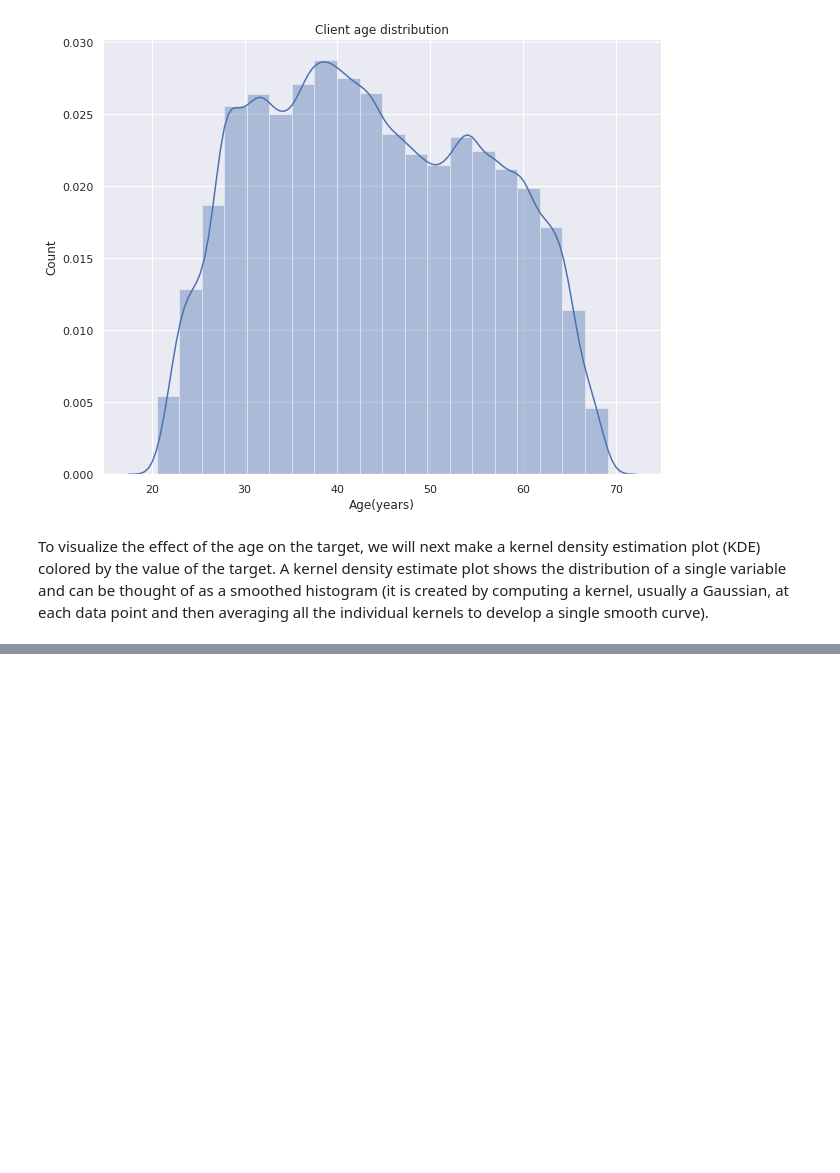
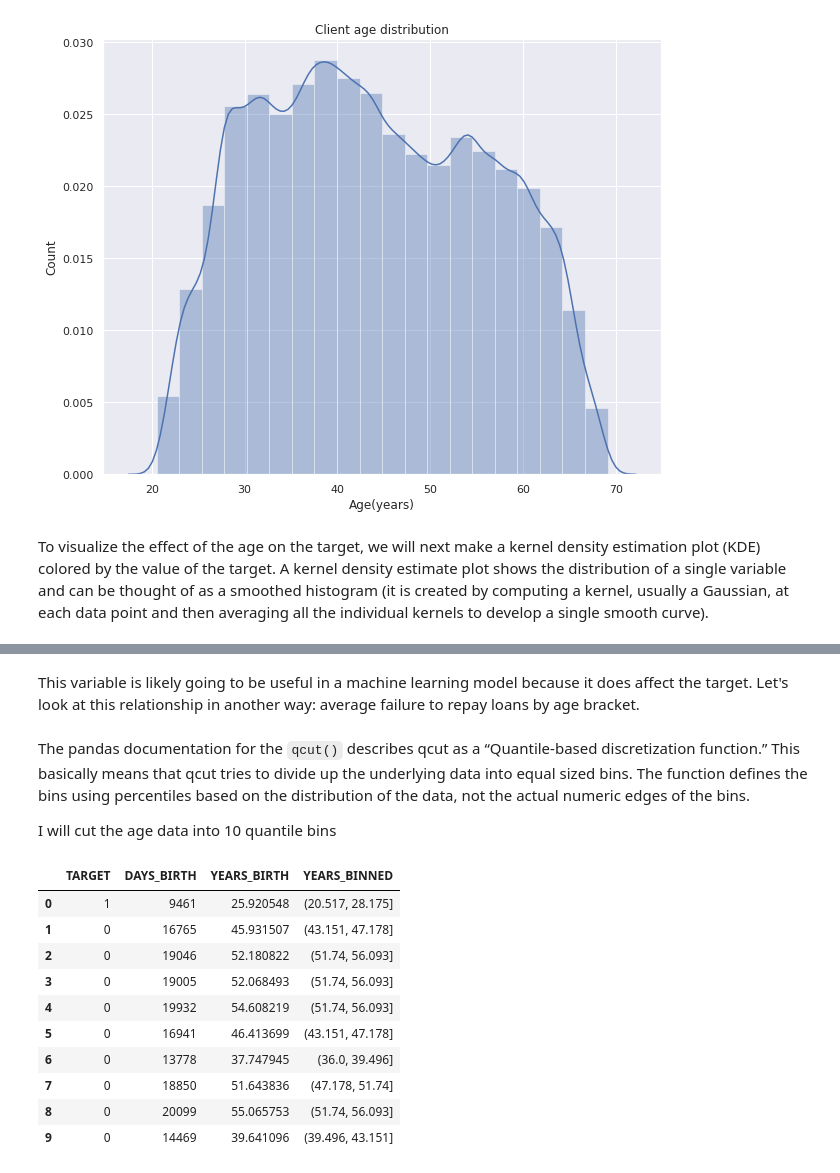
Before and after one commit to salma71/home_credit_risk, a Jupyter notebook: notebooks/credit_risk_part#1.ipynb, the cells around one changed output, grey strips where cells are left out. Cells and saved outputs as stored; diff of their text form; code cells hidden in the pictures; blank space fills up the shorter version.

```diff
--- a/notebooks/credit_risk_part#1.ipynb
+++ b/notebooks/credit_risk_part#1.ipynb
@@ -466,0 +466,26 @@ AttributeError: 'AxesSubplot' object has no attribute 'xlabel'
+# %% [markdown]
+This variable is likely going to be useful in a machine learning model because it does affect the target. Let's look at this relationship in another way: average failure to repay loans by age bracket.
+# %% [markdown]
+The pandas documentation for the `qcut()` describes qcut as a “Quantile-based discretization function.” This basically means that qcut tries to divide up the underlying data into equal sized bins. The function defines the bins using percentiles based on the distribution of the data, not the actual numeric edges of the bins.
+
+I will cut the age data into 10 quantile bins
+# %%
+# Age information into a separate dataframe
+age_data = app_train[['TARGET', 'DAYS_BIRTH']]
+age_data['YEARS_BIRTH'] = age_data['DAYS_BIRTH'] / 365
+
+# Bin the age data
+age_data['YEARS_BINNED'] = pd.qcut(age_data['YEARS_BIRTH'], q=10)
+age_data.head(10)
+# %% [output]
+|  | TARGET | DAYS_BIRTH | YEARS_BIRTH | YEARS_BINNED |
+| 0 | 1 | 9461 | 25.920548 | (20.517, 28.175] |
+| 1 | 0 | 16765 | 45.931507 | (43.151, 47.178] |
+| 2 | 0 | 19046 | 52.180822 | (51.74, 56.093] |
+| 3 | 0 | 19005 | 52.068493 | (51.74, 56.093] |
+| 4 | 0 | 19932 | 54.608219 | (51.74, 56.093] |
+| 5 | 0 | 16941 | 46.413699 | (43.151, 47.178] |
+| 6 | 0 | 13778 | 37.747945 | (36.0, 39.496] |
+| 7 | 0 | 18850 | 51.643836 | (47.178, 51.74] |
+| 8 | 0 | 20099 | 55.065753 | (51.74, 56.093] |
+| 9 | 0 | 14469 | 39.641096 | (39.496, 43.151] |
```
Also changed, not shown: parts of 5 cells of this notebook.
